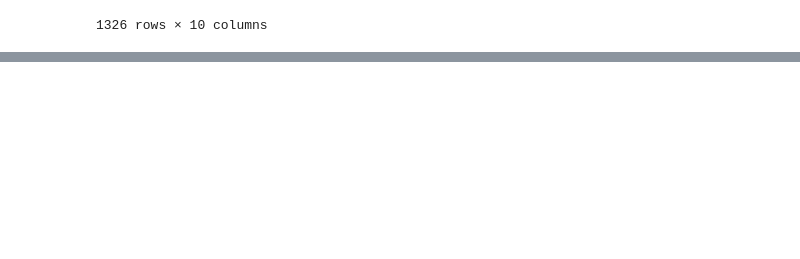
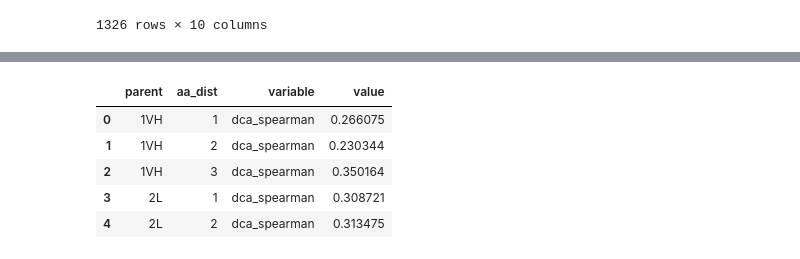
Before and after one commit to RomeroLab/sadx-latent-function, a Jupyter notebook: projects/Biochemical_Ordinal/scripts/natural_seqs_pssm_dca.ipynb, the cells around one changed output, grey strips where cells are left out. Saved outputs shown, nothing was run; the diff lists cells and outputs as text; code cells hidden in the pictures; blank space fills up the shorter version.

Commit message:
Spliting out correlation by aa_dist

```diff
--- a/projects/Biochemical_Ordinal/scripts/natural_seqs_pssm_dca.ipynb
+++ b/projects/Biochemical_Ordinal/scripts/natural_seqs_pssm_dca.ipynb
@@ -286,0 +255,29 @@ dtype: float64
+# %%
+def f(x):
+    d = {}
+
+    sr = scipy.stats.spearmanr(-x.response, x.dca_score)
+    d['dca_spearman'] = sr.statistic
+    d['dca_spearman_p'] = sr.pvalue
+    sk = scipy.stats.kendalltau(-x.response, x.dca_score)
+    d['dca_kendalltau'] = sk.statistic
+    d['dca_kendalltau_p'] = sr.pvalue
+
+    sr = scipy.stats.spearmanr(-x.response, x.pssm_score)
+    d['pssm_spearman'] = sr.statistic
+    d['pssm_spearman_p'] = sr.pvalue
+    sk = scipy.stats.kendalltau(-x.response, x.pssm_score)
+    d['pssm_kendalltau'] = sk.statistic
+    d['pssm_kendalltau_p'] = sr.pvalue
+
+
+    d['N'] = len(x)
+    return pd.Series(d, index=['dca_spearman', 'dca_spearman_p',
+                               'dca_kendalltau', 'dca_kendalltau_p',
+                               'pssm_spearman', 'pssm_spearman_p',
+                               'pssm_kendalltau', 'pssm_kendalltau_p',
+                               'N'])
+
+
+parent_aa_dist_stats = final_seqs.groupby(["parent", "aa_dist"]).apply(f)
+parent_aa_dist_stats
@@ -286,0 +303,13 @@ dtype: float64
+# %%
+stats_to_plot = parent_aa_dist_stats[parent_aa_dist_stats.N > 50][["dca_spearman", "dca_spearman_p",
+                                                   "pssm_spearman", "pssm_spearman_p"]]
+# %%
+stats_to_plot_melt = pd.melt(stats_to_plot.reset_index(), id_vars = ["parent", "aa_dist"])
+stats_to_plot_melt.head()
+# %% [output]
+|  | parent | aa_dist | variable | value |
+| 0 | 1VH | 1 | dca_spearman | 0.266075 |
+| 1 | 1VH | 2 | dca_spearman | 0.230344 |
+| 2 | 1VH | 3 | dca_spearman | 0.350164 |
+| 3 | 2L | 1 | dca_spearman | 0.308721 |
+| 4 | 2L | 2 | dca_spearman | 0.313475 |
```
Also changed, not shown: parts of 21 cells of this notebook.
